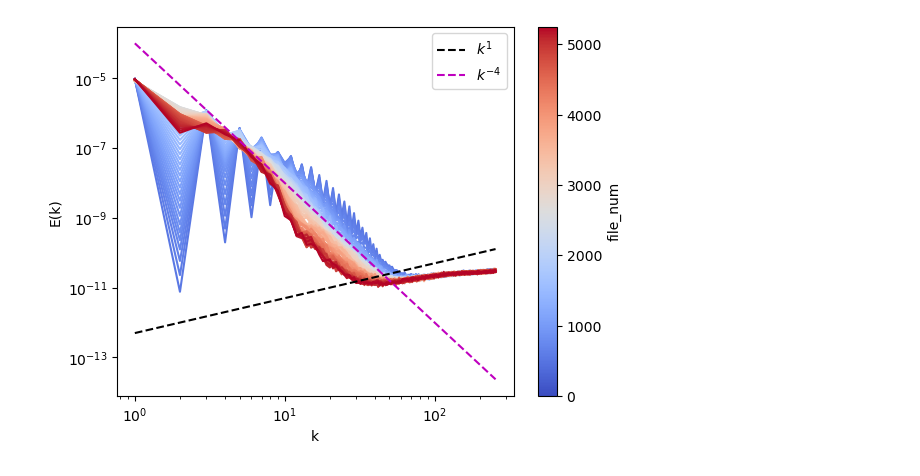
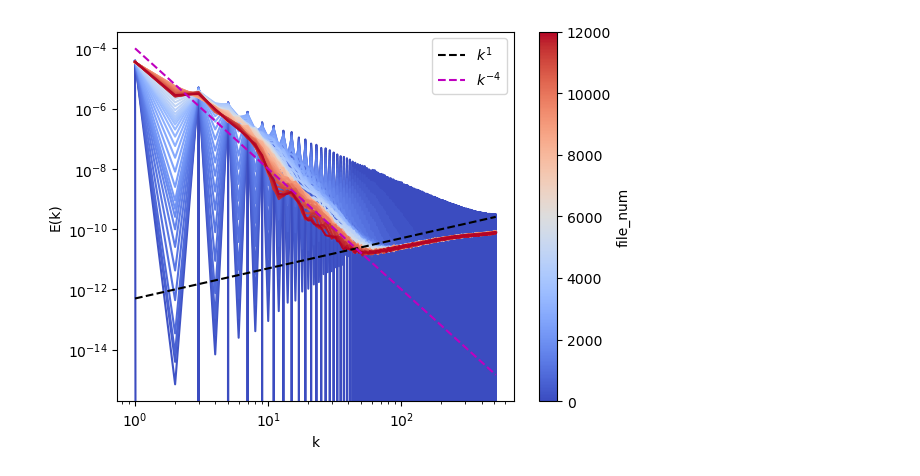
Before and after one commit to isriva/incflo, a Jupyter notebook: test_no_eb_2d/incflo_kh_analysis.ipynb, the cells around one changed output. Cells and saved outputs as stored; diff of their text form; code cells hidden in the pictures.

```diff
--- a/test_no_eb_2d/incflo_kh_analysis.ipynb
+++ b/test_no_eb_2d/incflo_kh_analysis.ipynb
@@ -15,47 +15,53 @@ import matplotlib.cm as cm
 import matplotlib.colors as mcolors
 from scipy.stats import linregress
 # %%
-files = sorted(glob.glob('turb_vel*.txt'))
-dfs = []
-for f in files:
-    num = int(re.search(r'turb_vel(\d+)\.txt', f).group(1))
-    df = pd.read_csv(f, sep='\s+', header=None)
-    df['file_num'] = num
-    dfs.append(df)
+def read_in_spectrum_data(run_dir):
+    spect_dir = os.path.join(run_dir, "turb_vel*.txt")
+    files = sorted(glob.glob(spect_dir))
+    dfs = []
+    for f in files:
+        num = int(re.search(r'turb_vel(\d+)\.txt', f).group(1))
+        df = pd.read_csv(f, sep='\s+', header=None)
+        df['file_num'] = num
+        dfs.append(df)
 
-spect_data = pd.concat(dfs, ignore_index=True)
+    spect_data = pd.concat(dfs, ignore_index=True)
+    return spect_data
+
+run_dir = "KH_1024_1em4_cell_depth_1em5_limiter_false_ts_false_seed_1"
+spect_data = read_in_spectrum_data(run_dir)
 # %%
 fig, ax = plt.subplots()
 file_nums = sorted(spect_data['file_num'].unique())
 # colors = cm.coolwarm(np.linspace(0, 1, len(file_nums)))
 norm = mcolors.Normalize(vmin=min(file_nums), vmax=max(file_nums))
 cmap = cm.coolwarm
 
 
 # for color, (num, group) in zip(colors, spect_data.groupby('file_num')):
 #     ax.plot(group[0], group[1], color=color, label=num)
 idx = 0
 for num, group in spect_data.groupby('file_num'):
-    if idx > 10:
+    if idx > -1:
         ax.plot(group[0], group[1], color=cmap(norm(num)))
         k_vals = group[0]
 
     idx += 1
 ax.set_xscale('log')
 ax.set_yscale('log')
 
 ax.plot(k_vals, 5e-13*k_vals, 'k--', label=r'$k^{1}$')
 # ax.plot(k_vals, np.power(k_vals, -4), 'k--', label='y=x')
 ax.plot(k_vals, 1e-4*np.power(k_vals.astype(float), -4), 'm--', label=r'$k^{-4}$')
 ax.set_xlabel('k')
 ax.set_ylabel('E(k)')
 # ax.legend(title='file_num', loc='lower right')
 ax.legend()
 sm = cm.ScalarMappable(cmap=cmap, norm=norm)
 fig.colorbar(sm, ax=ax, label='file_num')
 plt.show()
 # %% [output]
-[figure, old version]
+[figure, new version]
 # %%
 
 fig, ax = plt.subplots(figsize=(8, 6), dpi=150)
```
Also changed, not shown: parts of 5 cells of this notebook, 4 other files.
